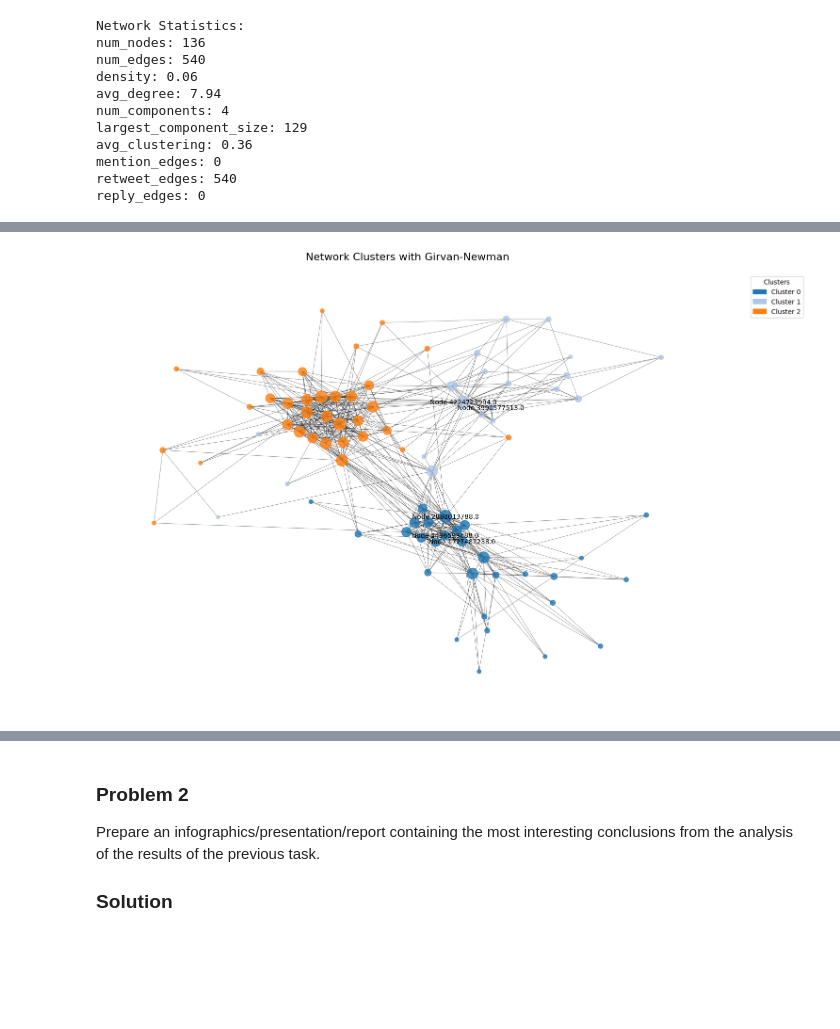
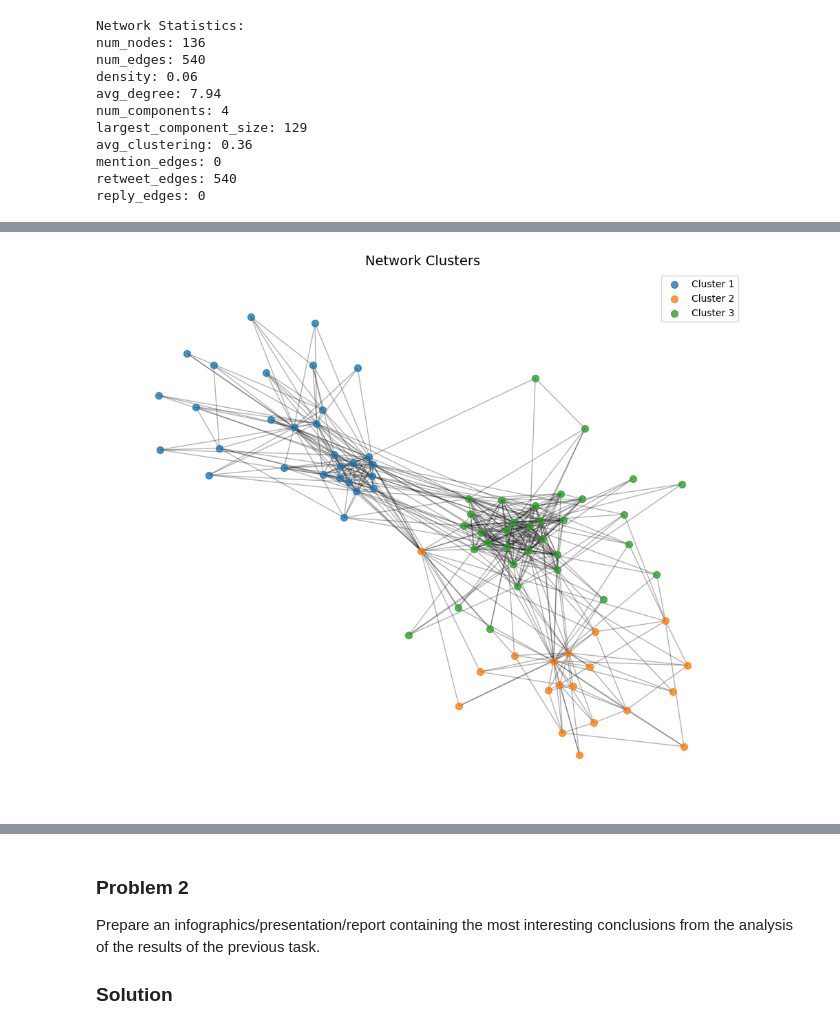
Before and after one commit to alessandrogentili001/Social-Networks-and-Recommendation-Systems, a Jupyter notebook: week_12/lab12.ipynb, the cells around one changed output, grey strips where cells are left out. Saved outputs shown, nothing was run; the diff lists cells and outputs as text; code cells hidden in the pictures; blank space fills up the shorter version.

```diff
--- a/week_12/lab12.ipynb
+++ b/week_12/lab12.ipynb
@@ -719,33 +915,33 @@ def clean_graph(G, min_degree=2, min_edge_weight=0.1):
     G = G.subgraph(largest_component).copy()
 
     return G
 
 
 # Detect clusters using Girvan-Newman
 def get_communities_girvan_newman(G, num_clusters=4):
     """
     Applies Girvan-Newman algorithm and returns the top communities.
 
     Parameters:
         G (nx.Graph): Input graph
         num_clusters (int): Number of desired clusters
 
     Returns:
         list: List of sets, where each set is a cluster of nodes
     """
     communities = girvan_newman(G)
     for i, partition in enumerate(communities):
         if i == num_clusters - 2:
             return [set(c) for c in partition]
     return []
 
 # Clean the Graph
 cleaned_G = clean_graph(G, min_degree=3, min_edge_weight=0.5)
 
 # Get clusters
-clusters = get_communities_girvan_newman(G, num_clusters=3)
+clusters = get_communities_girvan_newman(cleaned_G, num_clusters=3)
 
 # Visualize clusters
-visualize_network_clusters(G, clusters, title="Network Clusters with Girvan-Newman")
+plot_network_clusters(cleaned_G, clusters)
 # %% [output]
-[figure, old version]
+[figure, new version]
```
Also changed, not shown: parts of 19 cells of this notebook.
